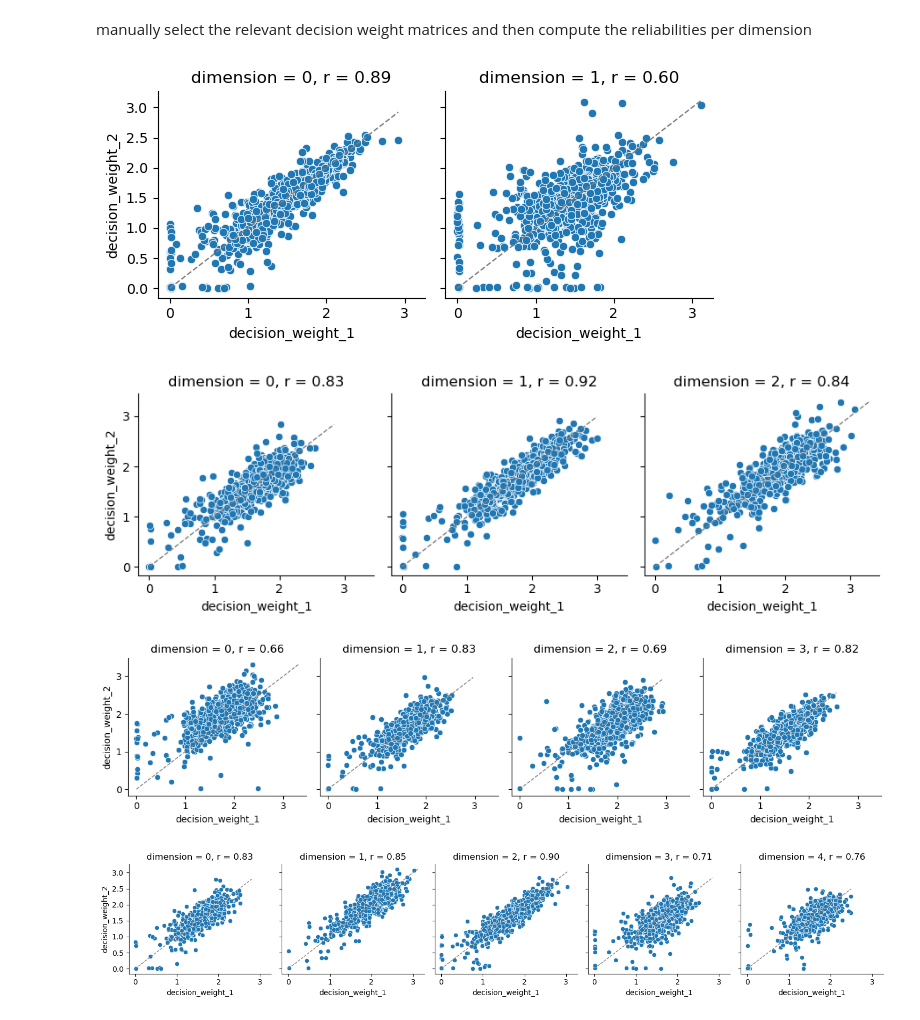
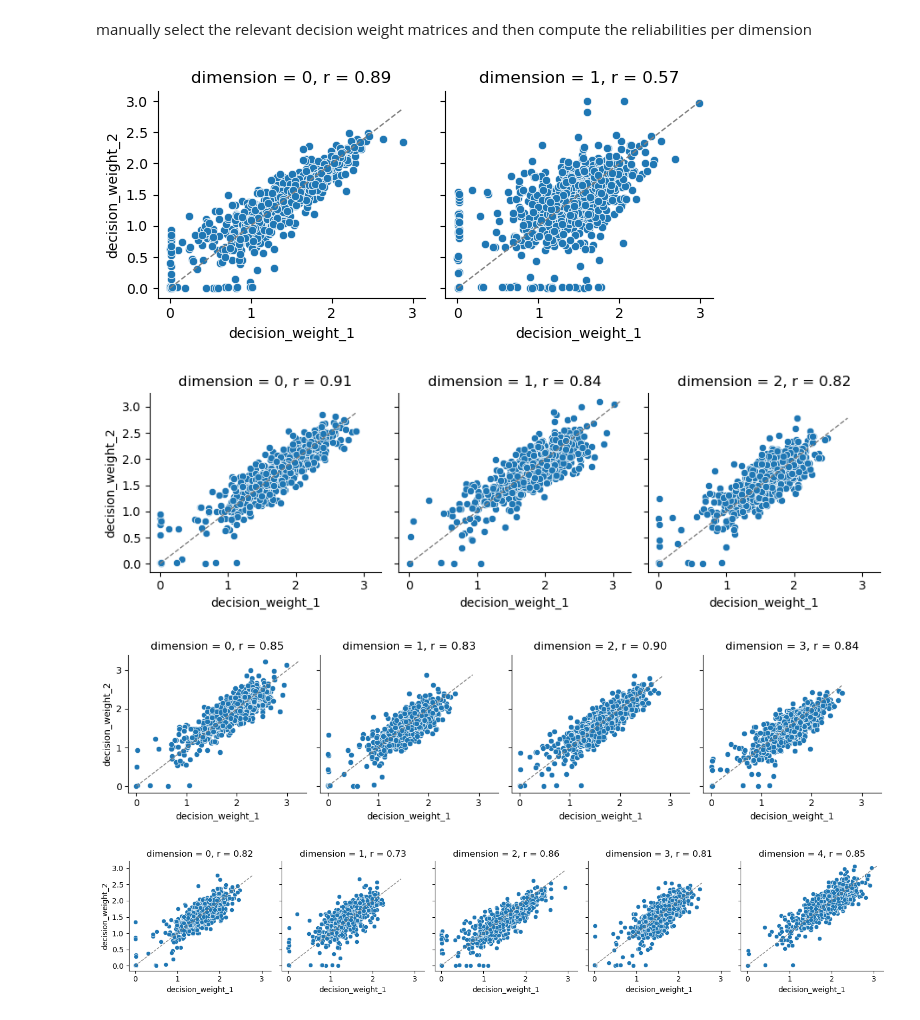
Before and after one commit to MirkoTh/semantic-representations-ID, a Jupyter notebook: split-half-reliability.ipynb, the cells around one changed output. Cells and saved outputs as stored; diff of their text form; code cells hidden in the pictures.

```diff
--- a/split-half-reliability.ipynb
+++ b/split-half-reliability.ipynb
@@ -84,10 +134,11 @@ l_splithalf_3 = ut.extract_split_half(
 # %%
-l_splithalf = l_splithalf_freeweights_noscaling + l_splithalf_2 + l_splithalf_3
+# add all separately loaded results here when available
+l_splithalf = l_splithalf_lodim # + l_splithalf_2 + l_splithalf_3
 # %% [markdown]
 - first, just extract the similarities for further processing
 - then, reorder dimensions, such that maximally correlated dimensions align in both splits
 - then, extract the indices of the fits for which each dim in split 1 has a different maximally similar dim in split 2
 - then, plot the distribution of max similarities to see how much dimensions match
 # %%
-range_dims = [i for i in range(2, 11)] + [15] # currently from 2 to 10[5, 10]
+range_dims = [i for i in range(2, 7)]# + [15] # currently from 2 to 10[5, 10]
 # %%
@@ -98,10 +147,7 @@ dict_cors = {int(f'{l_keys[i]}'): sublist for i, sublist in enumerate(l_cors)}
 # %%
-partial_reorder = partial(ut.reorder_dimensions, l_splithalf_freeweights_noscaling)
+partial_reorder = partial(ut.reorder_dimensions, l_splithalf)
 l_max_sims = list(map(partial_reorder, range_dims))
 dict_max_sims = dict(zip(range_dims, l_max_sims))
 # %%
 dict_idxs_use = ut.max_sim_dimensions_per_ndim(l_max_sims, range_dims)
 dict_idxs_list_use = ut.max_sim_results_per_ndim(dict_idxs_use, dict_max_sims, range_dims)
-# %%
-dict_idxs_use[15] = 0
-dict_idxs_list_use[15] = [200, 201]
@@ -146,18 +201,18 @@ _ = plt.ylabel("Frequency")
 # %% [markdown]
 manually select the relevant decision weight matrices and then compute the reliabilities per dimension
 # %%
-df_sh_2, df_corr_2, g_2 = ut.split_half_reliabilities(l_splithalf_freeweights_noscaling, dict_idxs_list_use[2], 2)
-df_sh_3, df_corr_3, g_3 = ut.split_half_reliabilities(l_splithalf_freeweights_noscaling, dict_idxs_list_use[3], 3)
-df_sh_4, df_corr_4, g_4 = ut.split_half_reliabilities(l_splithalf_freeweights_noscaling, dict_idxs_list_use[4], 4)
-df_sh_5, df_corr_5, g_5 = ut.split_half_reliabilities(l_splithalf_freeweights_noscaling, dict_idxs_list_use[5], 5)
-df_sh_6, df_corr_6, g_6 = ut.split_half_reliabilities(l_splithalf_freeweights_noscaling, dict_idxs_list_use[6], 6)
-df_sh_7, df_corr_7, g_7 = ut.split_half_reliabilities(l_splithalf_freeweights_noscaling, dict_idxs_list_use[7], 7)
-df_sh_8, df_corr_8, g_8 = ut.split_half_reliabilities(l_splithalf_freeweights_noscaling, dict_idxs_list_use[8], 8)
-df_sh_9, df_corr_9, g_9 = ut.split_half_reliabilities(l_splithalf_freeweights_noscaling, dict_idxs_list_use[9], 9)
-df_sh_10, df_corr_10, g_10 = ut.split_half_reliabilities(l_splithalf_freeweights_noscaling, dict_idxs_list_use[10], 10)
-df_sh_15, df_corr_15, g_15 = ut.split_half_reliabilities(l_splithalf_freeweights_noscaling, dict_idxs_list_use[15], 15)
+df_sh_2, df_corr_2, g_2 = ut.split_half_reliabilities(l_splithalf, dict_idxs_list_use[2], 2)
+df_sh_3, df_corr_3, g_3 = ut.split_half_reliabilities(l_splithalf, dict_idxs_list_use[3], 3)
+df_sh_4, df_corr_4, g_4 = ut.split_half_reliabilities(l_splithalf, dict_idxs_list_use[4], 4)
+df_sh_5, df_corr_5, g_5 = ut.split_half_reliabilities(l_splithalf, dict_idxs_list_use[5], 5)
+df_sh_6, df_corr_6, g_6 = ut.split_half_reliabilities(l_splithalf, dict_idxs_list_use[6], 6)
+#df_sh_7, df_corr_7, g_7 = ut.split_half_reliabilities(l_splithalf, dict_idxs_list_use[7], 7)
+#df_sh_8, df_corr_8, g_8 = ut.split_half_reliabilities(l_splithalf, dict_idxs_list_use[8], 8)
+#df_sh_9, df_corr_9, g_9 = ut.split_half_reliabilities(l_splithalf, dict_idxs_list_use[9], 9)
+#df_sh_use, df_corr_10, g_10 = ut.split_half_reliabilities(l_splithalf, dict_idxs_list_use[10], 10)
+#df_sh_15, df_corr_15, g_15 = ut.split_half_reliabilities(l_splithalf, dict_idxs_list_use[15], 15)
 # %% [output]
-[figure, old version]
+[figure, new version]
-[figure, old version]
+[figure, new version]
-[figure, old version]
+[figure, new version]
-[figure, old version]
+[figure, new version]
```
Also changed, not shown: parts of 32 cells of this notebook.
